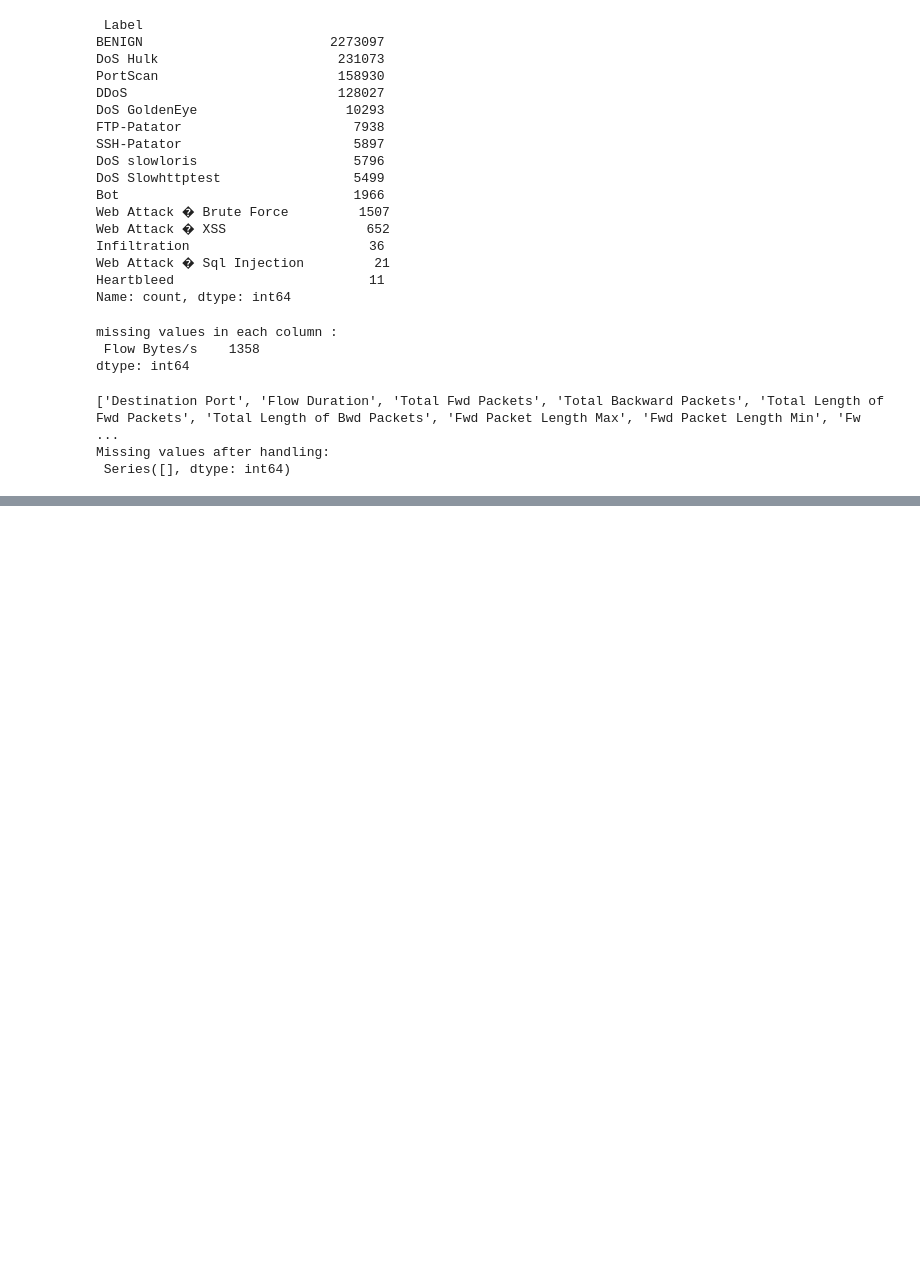
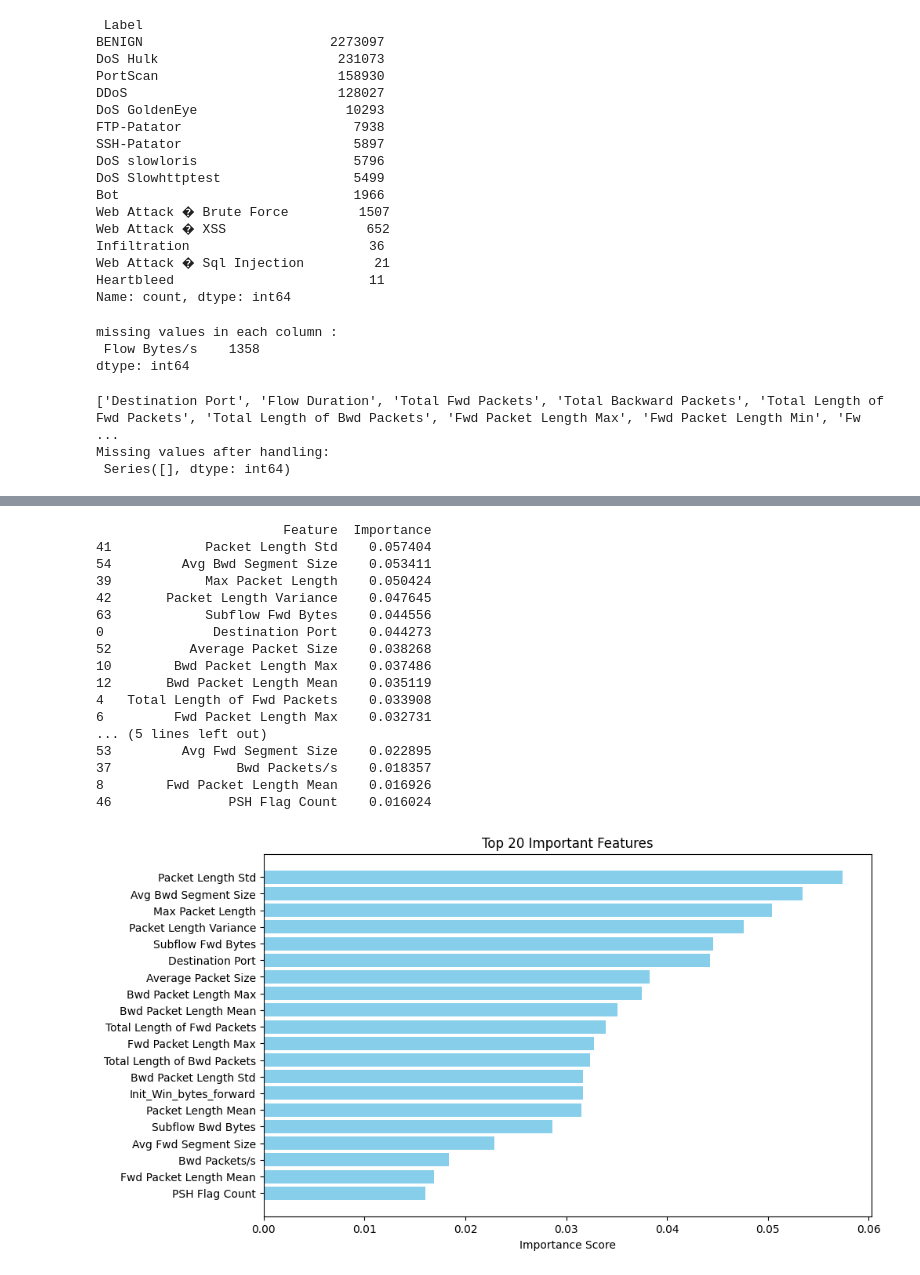
Before and after one commit to MeenaRuwandi/INCS870-Fall2024-Team4, a Jupyter notebook: incs870_team4.ipynb, the cells around one changed output, grey strips where cells are left out. Saved outputs shown, nothing was run; the diff lists cells and outputs as text; code cells hidden in the pictures; blank space fills up the shorter version.

```diff
--- a/incs870_team4.ipynb
+++ b/incs870_team4.ipynb
@@ -184,0 +225,12 @@ float64
+# %%
+#To Handle infinity values : Replace infinity values with
+X.replace([np.inf,-np.inf],np.nan,inplace=True)
+
+#To Handle Large values : Capping extremely large values
+X = X.apply(lambda x: np.where(x > 1e6, 1e6, x))  # Example threshold 1e6
+
+# Fill missing values after replacing infinity
+X.fillna(X.mean(), inplace=True)
+
+# Check for any remaining missing values
+print(X.isnull().sum())
@@ -184,0 +250,52 @@ float64
+# %%
+#selecting best features for the training model out of 78 features
+#use Random forest algorithm
+from sklearn.ensemble import RandomForestClassifier
+import matplotlib.pyplot as plt
+import numpy as np
+
+#Train a model with Random Forest
+rfModel=RandomForestClassifier(n_estimators=100, random_state=42)
+rfModel.fit(X,Y)
+
+#Get important feature
+importantFeatures=rfModel.feature_importances_
+# %%
+#Creating another Data frame with selected most importand features and their importance factor
+importantFeatures_df=pd.DataFrame({
+    'Feature' : X.columns,
+    'Importance': importantFeatures
+})
+
+#Sort the Dataframe by importance scores in decending order
+importantFeatures_df = importantFeatures_df.sort_values(by='Importance', ascending=False)
+
+# Display the top important features
+print(importantFeatures_df.head(20))  # Change 10 to the number of features you want to display
+
+# Plotting feature importances
+plt.figure(figsize=(10, 6))  # Adjust the figure size as needed
+plt.barh(importantFeatures_df['Feature'][:20], importantFeatures_df['Importance'][:20], color='skyblue')  # Change to top 20
+plt.xlabel('Importance Score')
+plt.title('Top 20 Important Features')  # Update title to reflect the change
+plt.gca().invert_yaxis()  # Invert y-axis to have the most important feature on top
+plt.show()
+# %% [output]
+                        Feature  Importance
+41            Packet Length Std    0.057404
+54         Avg Bwd Segment Size    0.053411
+39            Max Packet Length    0.050424
+42       Packet Length Variance    0.047645
+63            Subflow Fwd Bytes    0.044556
+0              Destination Port    0.044273
+52          Average Packet Size    0.038268
+10        Bwd Packet Length Max    0.037486
+12       Bwd Packet Length Mean    0.035119
+4   Total Length of Fwd Packets    0.033908
+6         Fwd Packet Length Max    0.032731
+... (5 lines left out)
+53         Avg Fwd Segment Size    0.022895
+37                Bwd Packets/s    0.018357
+8        Fwd Packet Length Mean    0.016926
+46               PSH Flag Count    0.016024
+[figure, added]
```
Also changed, not shown: parts of 11 cells of this notebook.
